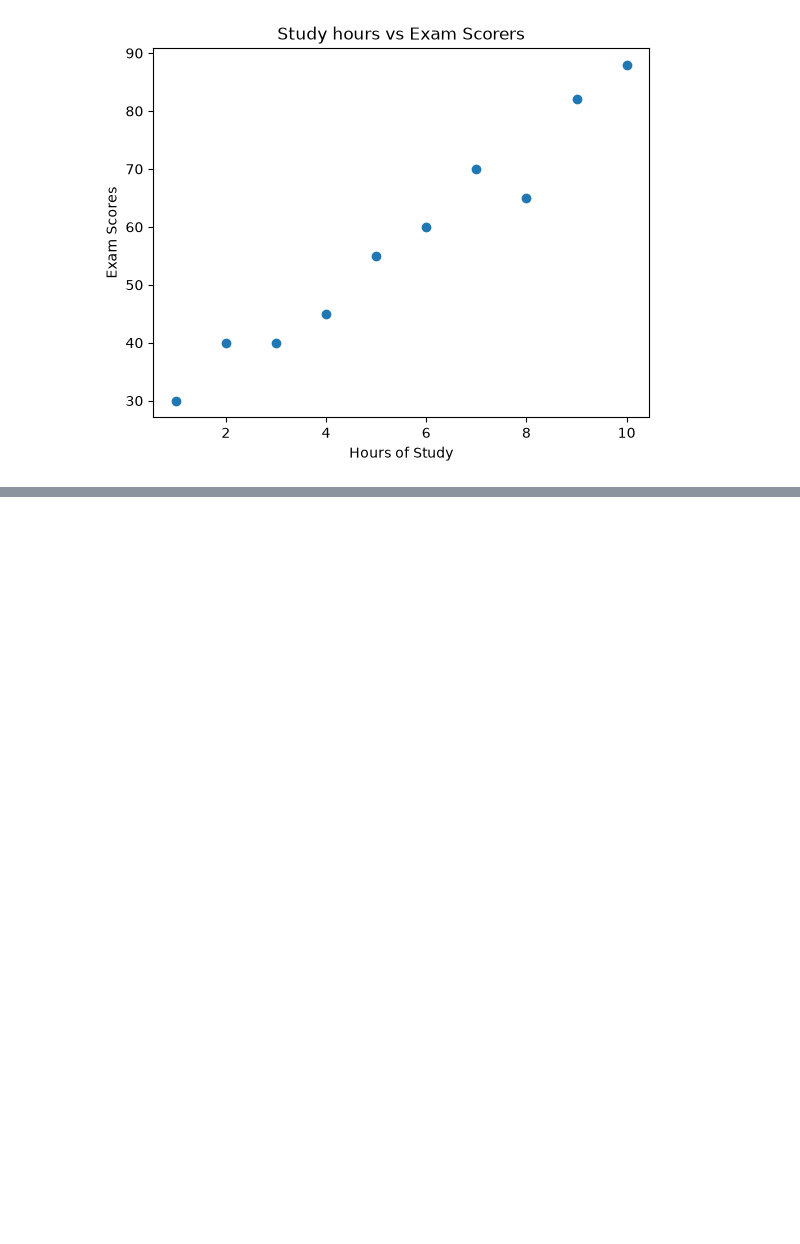
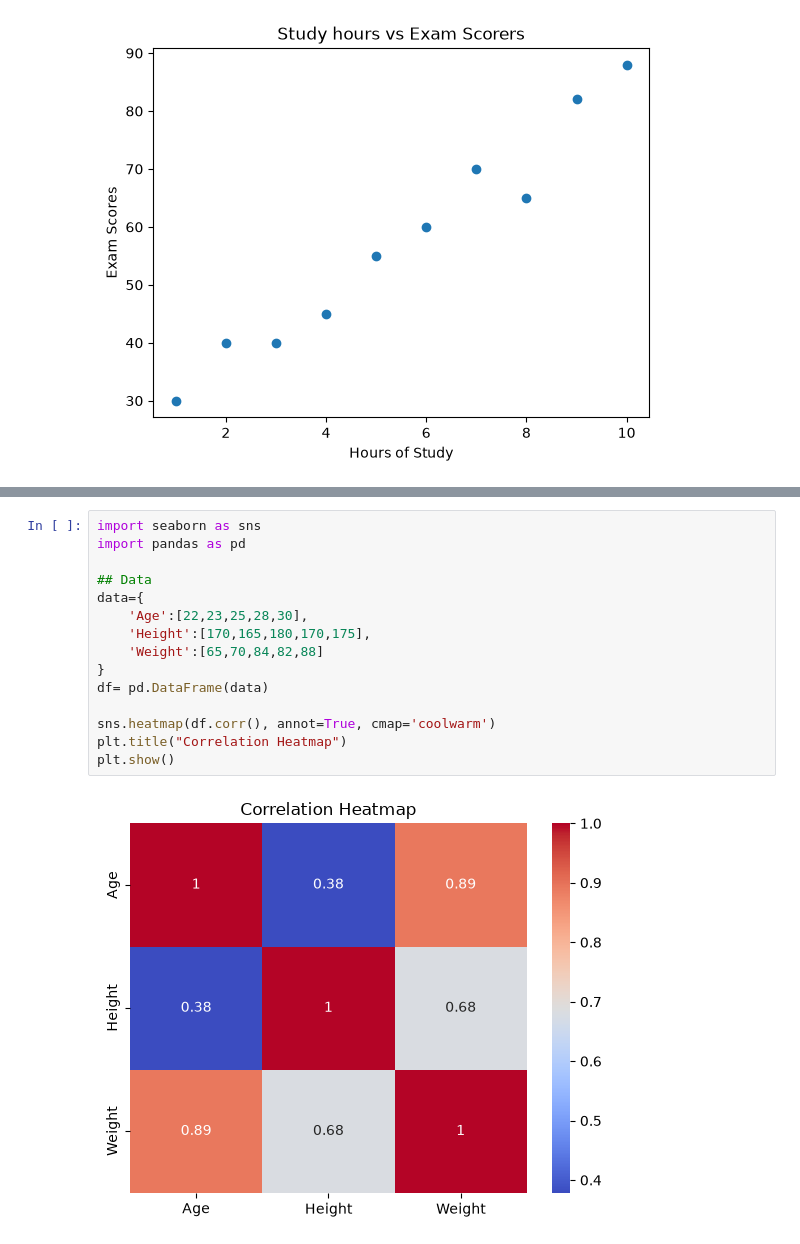
Before and after one commit to anojpradhan/learningDS, a Jupyter notebook: data_visualization.ipynb, the cells around one changed output, grey strips where cells are left out. Saved outputs shown, nothing was run; the diff lists cells and outputs as text; blank space fills up the shorter version.

Commit message:
correlation heatmap learned

```diff
--- a/data_visualization.ipynb
+++ b/data_visualization.ipynb
@@ -51,0 +55,17 @@ plt.show()
+# %%
+import seaborn as sns
+import pandas as pd
+
+## Data
+data={
+    'Age':[22,23,25,28,30],
+    'Height':[170,165,180,170,175],
+    'Weight':[65,70,84,82,88]
+}
+df= pd.DataFrame(data)
+
+sns.heatmap(df.corr(), annot=True, cmap='coolwarm')
+plt.title("Correlation Heatmap")
+plt.show()
+# %% [output]
+[figure, added]
```
Also changed, not shown: parts of 1 cell of this notebook.
